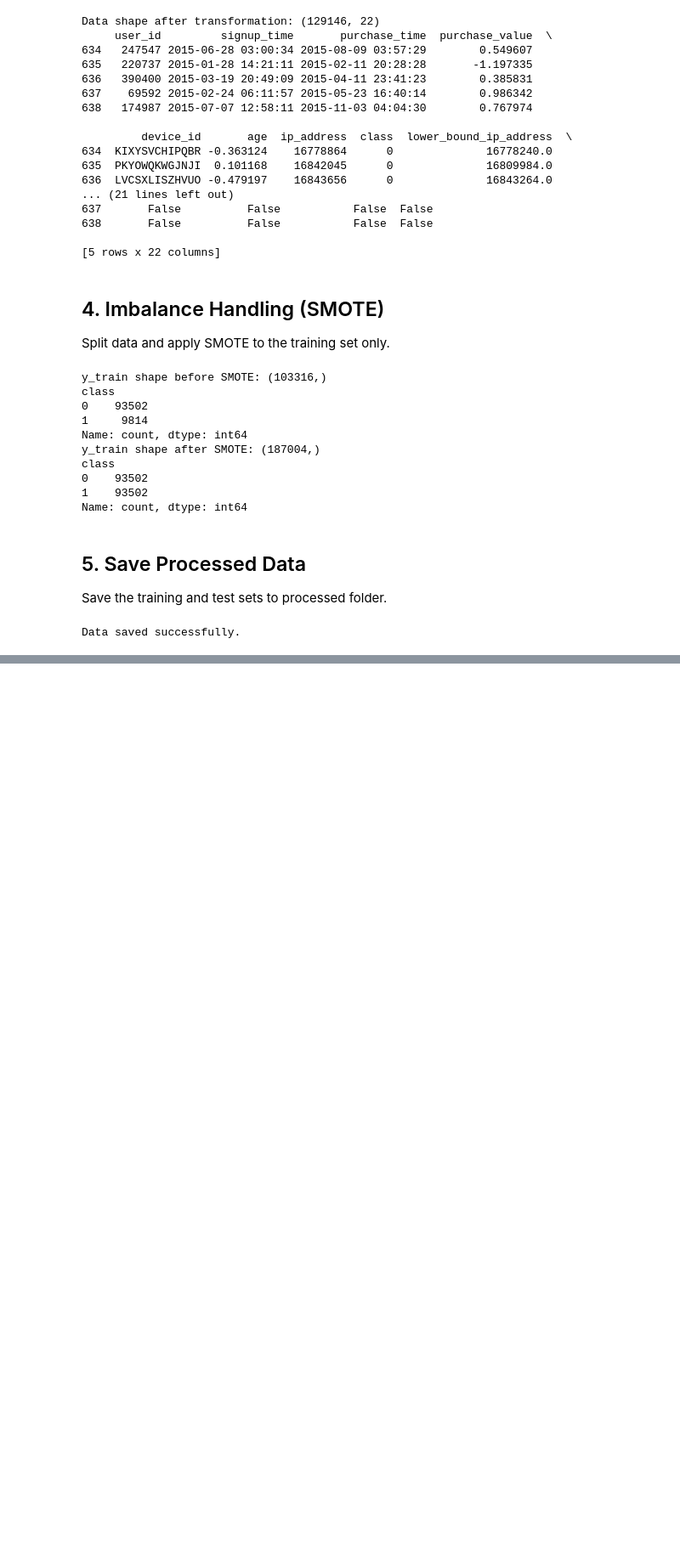
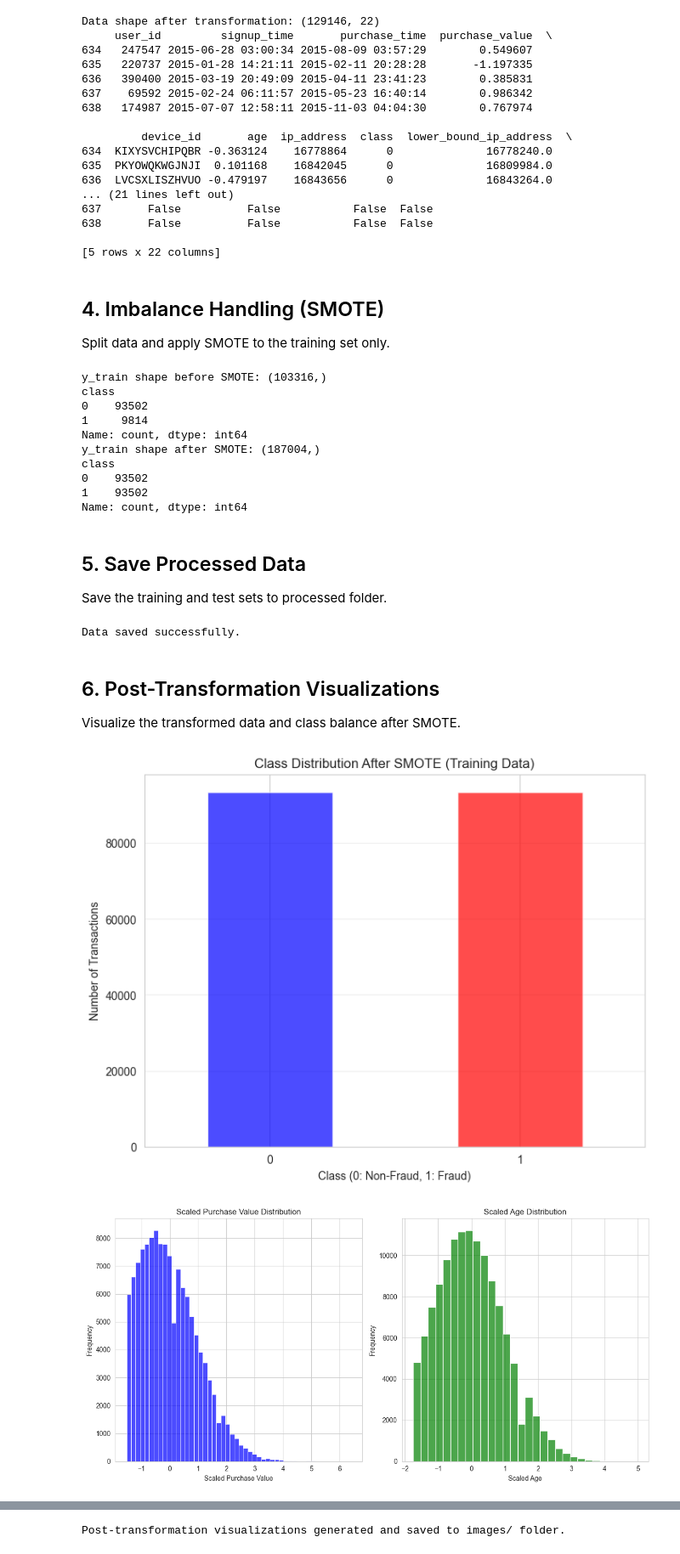
Before and after one commit to Miftah-Ebrahim/Ecommerce-Banking-Fraud-Detection-ML, a Jupyter notebook: notebooks/feature-engineering.ipynb, the cells around one changed output, grey strips where cells are left out. Shown: that part at 85% size. Cells and saved outputs as stored; diff of their text form; code cells hidden in the pictures; blank space fills up the shorter version.

```diff
--- a/notebooks/feature-engineering.ipynb
+++ b/notebooks/feature-engineering.ipynb
@@ -168,3 +168,56 @@ test_df.to_csv('../data/processed/test_enc.csv', index=False)
 print("Data saved successfully.")
 # %% [output]
 Data saved successfully.
+# %% [markdown]
+## 6. Post-Transformation Visualizations
+
+Visualize the transformed data and class balance after SMOTE.
+# %%
+import matplotlib.pyplot as plt
+import seaborn as sns
+
+# Set style
+sns.set_style("whitegrid")
+
+# 1. Class Distribution After SMOTE
+plt.figure(figsize=(8, 6))
+y_train_sm.value_counts().plot(kind='bar', color=['blue', 'red'], alpha=0.7)
+plt.title('Class Distribution After SMOTE (Training Data)')
+plt.xlabel('Class (0: Non-Fraud, 1: Fraud)')
+plt.ylabel('Number of Transactions')
+plt.xticks(rotation=0)
+plt.grid(axis='y', alpha=0.3)
+plt.savefig('../images/class_distribution_smote.png', dpi=300, bbox_inches='tight')
+plt.show()
+
+# 2. Scaled Features Distribution
+plt.figure(figsize=(12, 6))
+plt.subplot(1, 2, 1)
+sns.histplot(merged_df['purchase_value'], bins=50, alpha=0.7, color='blue')
+plt.title('Scaled Purchase Value Distribution')
+plt.xlabel('Scaled Purchase Value')
+plt.ylabel('Frequency')
+
+plt.subplot(1, 2, 2)
+sns.histplot(merged_df['age'], bins=30, alpha=0.7, color='green')
+plt.title('Scaled Age Distribution')
+plt.xlabel('Scaled Age')
+plt.ylabel('Frequency')
+
+plt.tight_layout()
+plt.savefig('../images/scaled_features_distribution.png', dpi=300, bbox_inches='tight')
+plt.show()
+
+# 3. Transaction Frequency Distribution
+plt.figure(figsize=(10, 6))
+sns.histplot(merged_df['transaction_frequency'], bins=20, alpha=0.7, color='purple')
+plt.title('Transaction Frequency Distribution')
+plt.xlabel('Transaction Frequency per User')
+plt.ylabel('Frequency')
+plt.savefig('../images/transaction_frequency_distribution.png', dpi=300, bbox_inches='tight')
+plt.show()
+
+print("Post-transformation visualizations generated and saved to images/ folder.")
+# %% [output]
+[figure, added]
+[figure, added]
@@ -170,0 +225 @@ Data saved successfully.
+Post-transformation visualizations generated and saved to images/ folder.
```
Also changed, not shown: parts of 1 cell of this notebook, 8 other files.
